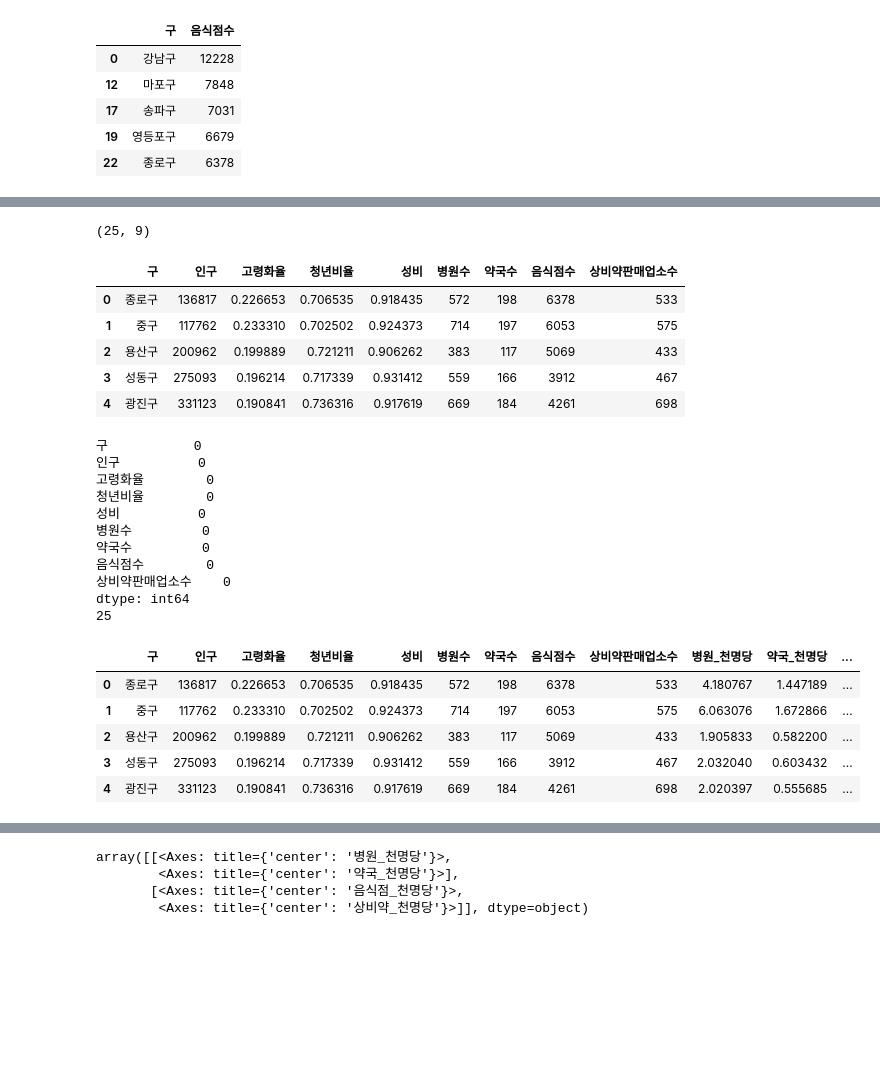
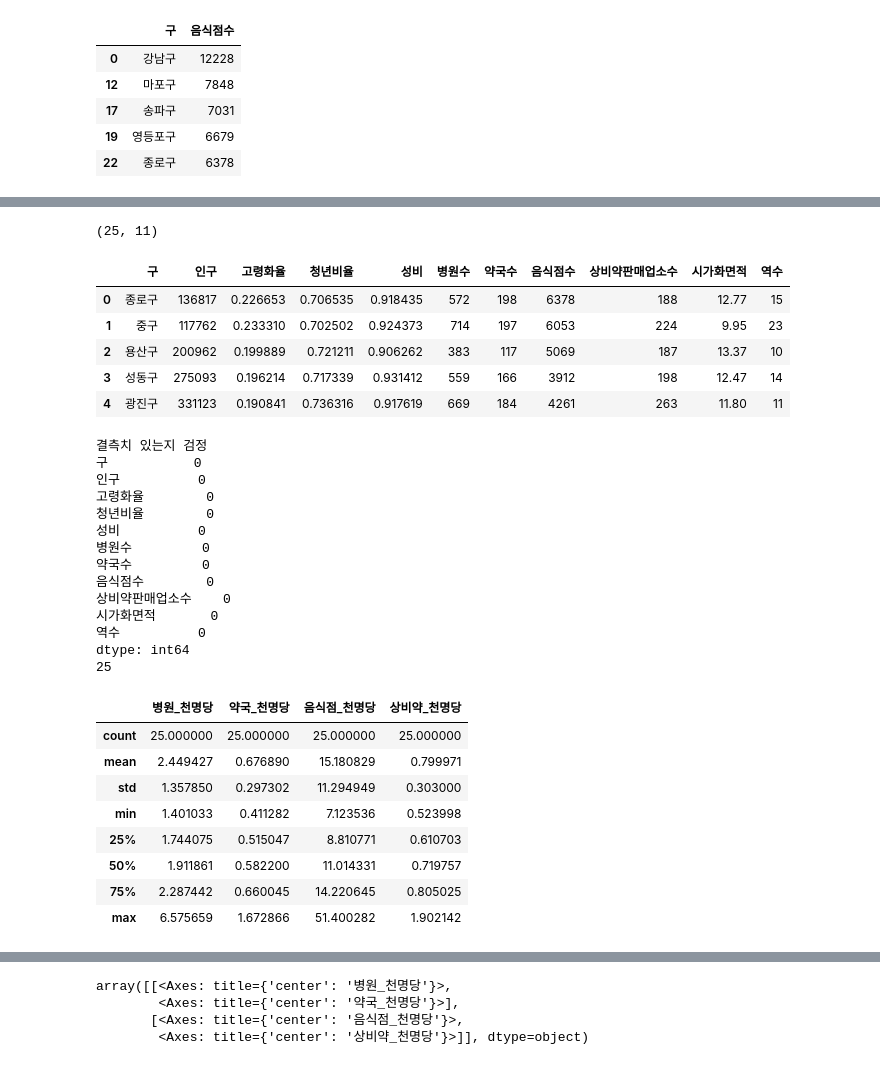
Before and after one commit to JiunShin1214/Social_Project, a Jupyter notebook: Social_project.ipynb, the cells around one changed output, grey strips where cells are left out. Saved outputs shown, nothing was run; the diff lists cells and outputs as text; code cells hidden in the pictures; blank space fills up the shorter version.

```diff
--- a/Social_project.ipynb
+++ b/Social_project.ipynb
@@ -446,22 +509,17 @@ display(hospital_gu.sort_values("병원수", ascending=False).head())
 | 1 | 강동구 | 1060 |
 # %%
 #약국 데이터 검증
-pharmacy = read_csv_auto("data/서울시 약국 인허가 정보.csv")
+print("전체:", len(pharmacy_raw))
+print(pharmacy_raw["영업상태명"].value_counts())
 
-print("전체:", len(pharmacy))
-print(pharmacy["영업상태명"].value_counts())
-
-pharmacy = pharmacy[pharmacy["영업상태명"] == "영업/정상"]
-
+# 전처리 결과
 print("영업/정상:", len(pharmacy))
 
-pharmacy["구"] = pharmacy["도로명주소"].apply(extract_gu)
-
-print("주소 결측:", pharmacy["도로명주소"].isna().sum())
+# 결측 확인
+print("주소 결측:", pharmacy_raw["도로명주소"].isna().sum())
 print("구 추출 실패:", pharmacy["구"].isna().sum())
 
-pharmacy_gu = pharmacy.groupby("구").size().reset_index(name="약국수")
-
+# 집계 확인
 print("구 개수:", pharmacy_gu.shape)
 print("구별 합:", pharmacy_gu["약국수"].sum())
 
@@ -533,26 +716,31 @@ df = df.merge(hospital_gu, on="구", how="left")
 df = df.merge(pharmacy_gu, on="구", how="left")
 df = df.merge(restaurant_gu, on="구", how="left")
 df = df.merge(medicine_store_gu, on="구", how="left")
+df = df.merge(area_gu, on="구", how="left")
+df = df.merge(subway_gu, on="구", how="left")
 
 # 결측 처리
 df = df.fillna(0)
 
 # 정수 변환
-cols = ["병원수", "약국수", "음식점수", "상비약판매업소수"]
+cols = ["병원수", "약국수", "음식점수", "상비약판매업소수", "역수"]
 df[cols] = df[cols].astype(int)
 
 print(df.shape)
 display(df.head())
+
+print('결측치 있는지 검정')
 print(df.isna().sum())
 print(df['구'].nunique())
 # %% [output]
-(25, 9)
+(25, 11)
-|  | 구 | 인구 | 고령화율 | 청년비율 | 성비 | 병원수 | 약국수 | 음식점수 | 상비약판매업소수 |
-| 0 | 종로구 | 136817 | 0.226653 | 0.706535 | 0.918435 | 572 | 198 | 6378 | 533 |
-| 1 | 중구 | 117762 | 0.233310 | 0.702502 | 0.924373 | 714 | 197 | 6053 | 575 |
-| 2 | 용산구 | 200962 | 0.199889 | 0.721211 | 0.906262 | 383 | 117 | 5069 | 433 |
-| 3 | 성동구 | 275093 | 0.196214 | 0.717339 | 0.931412 | 559 | 166 | 3912 | 467 |
-| 4 | 광진구 | 331123 | 0.190841 | 0.736316 | 0.917619 | 669 | 184 | 4261 | 698 |
+|  | 구 | 인구 | 고령화율 | 청년비율 | 성비 | 병원수 | 약국수 | 음식점수 | 상비약판매업소수 | 시가화면적 | 역수 |
+| 0 | 종로구 | 136817 | 0.226653 | 0.706535 | 0.918435 | 572 | 198 | 6378 | 188 | 12.77 | 15 |
+| 1 | 중구 | 117762 | 0.233310 | 0.702502 | 0.924373 | 714 | 197 | 6053 | 224 | 9.95 | 23 |
+| 2 | 용산구 | 200962 | 0.199889 | 0.721211 | 0.906262 | 383 | 117 | 5069 | 187 | 13.37 | 10 |
+| 3 | 성동구 | 275093 | 0.196214 | 0.717339 | 0.931412 | 559 | 166 | 3912 | 198 | 12.47 | 14 |
+| 4 | 광진구 | 331123 | 0.190841 | 0.736316 | 0.917619 | 669 | 184 | 4261 | 263 | 11.80 | 11 |
+결측치 있는지 검정
 구           0
 인구          0
 고령화율        0
@@ -562,25 +750,40 @@ print(df['구'].nunique())
 약국수         0
 음식점수        0
 상비약판매업소수    0
+시가화면적       0
+역수          0
 dtype: int64
 25
 # %%
 #구별 인구 대비 시설 수
 '''
 인구 규모가 서로 다른 자치구 간 비교를 위해 절대 시설 수가 아닌 "인구 대비 시설 밀도"로 변환한다.
 인구 1000명당 시설 수 기준 (통계청, OECD 등에서 사용하는 표준 방식)으로 공정한 지역 간 비교가 가능하다
 '''
 
 
 df["병원_천명당"] = df["병원수"] / df["인구"] * 1000
 df["약국_천명당"] = df["약국수"] / df["인구"] * 1000
 df["음식점_천명당"] = df["음식점수"] / df["인구"] * 1000
 df["상비약_천명당"] = df["상비약판매업소수"] / df["인구"] * 1000
-display(df.head())
+
+
+# 인구 밀도
+df["인구밀도"] = df["인구"] / df["시가화면적"]
+
+# 교통 지수
+df["교통지수"] = df["역수"] / df["시가화면적"]
+
+
+df[[
+    "병원_천명당","약국_천명당","음식점_천명당","상비약_천명당"]].describe()
 # %% [output]
-|  | 구 | 인구 | 고령화율 | 청년비율 | 성비 | 병원수 | 약국수 | 음식점수 | 상비약판매업소수 | 병원_천명당 | 약국_천명당 | ... |
-| 0 | 종로구 | 136817 | 0.226653 | 0.706535 | 0.918435 | 572 | 198 | 6378 | 533 | 4.180767 | 1.447189 | ... |
-| 1 | 중구 | 117762 | 0.233310 | 0.702502 | 0.924373 | 714 | 197 | 6053 | 575 | 6.063076 | 1.672866 | ... |
-| 2 | 용산구 | 200962 | 0.199889 | 0.721211 | 0.906262 | 383 | 117 | 5069 | 433 | 1.905833 | 0.582200 | ... |
-| 3 | 성동구 | 275093 | 0.196214 | 0.717339 | 0.931412 | 559 | 166 | 3912 | 467 | 2.032040 | 0.603432 | ... |
-| 4 | 광진구 | 331123 | 0.190841 | 0.736316 | 0.917619 | 669 | 184 | 4261 | 698 | 2.020397 | 0.555685 | ... |
+|  | 병원_천명당 | 약국_천명당 | 음식점_천명당 | 상비약_천명당 |
+| count | 25.000000 | 25.000000 | 25.000000 | 25.000000 |
+| mean | 2.449427 | 0.676890 | 15.180829 | 0.799971 |
+| std | 1.357850 | 0.297302 | 11.294949 | 0.303000 |
+| min | 1.401033 | 0.411282 | 7.123536 | 0.523998 |
+| 25% | 1.744075 | 0.515047 | 8.810771 | 0.610703 |
+| 50% | 1.911861 | 0.582200 | 11.014331 | 0.719757 |
+| 75% | 2.287442 | 0.660045 | 14.220645 | 0.805025 |
+| max | 6.575659 | 1.672866 | 51.400282 | 1.902142 |
```
Also changed, not shown: parts of 29 cells of this notebook, 2 other files.
